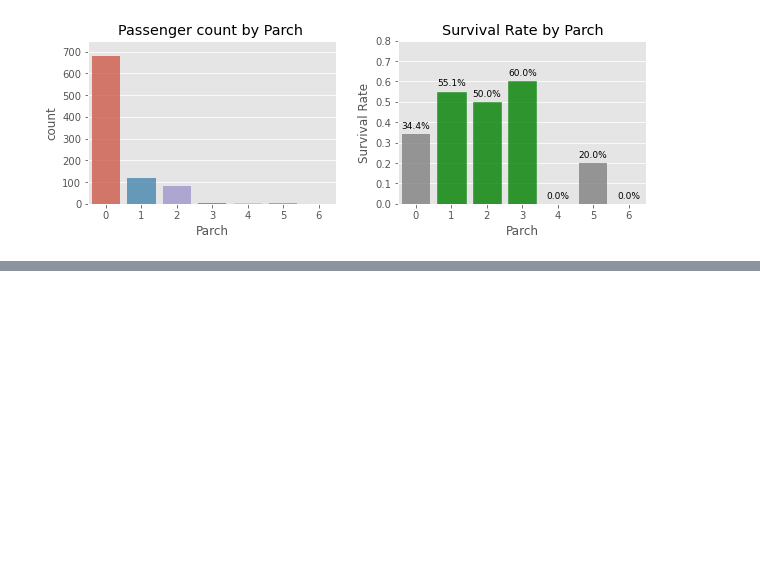
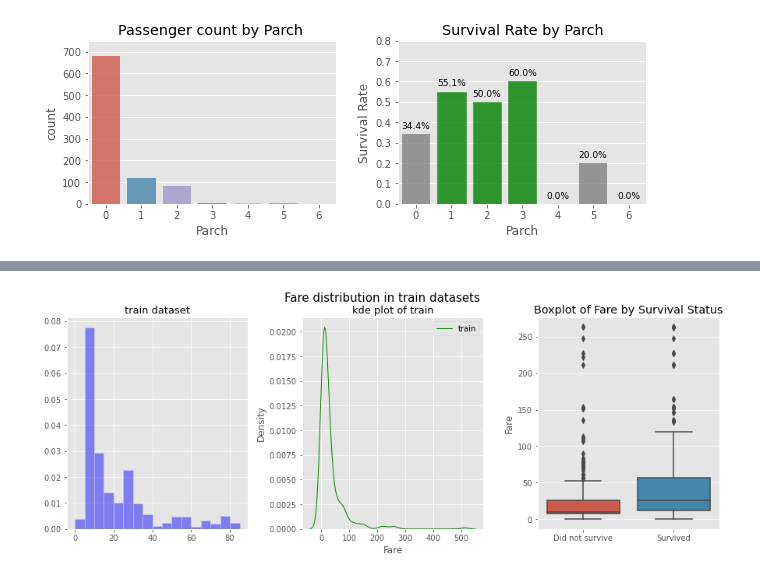
Before and after one commit to Yichen575/kaggle-projects, a Jupyter notebook: titanic/Data-analysis.ipynb, the cells around one changed output, grey strips where cells are left out. Cells and saved outputs as stored; diff of their text form; code cells hidden in the pictures; blank space fills up the shorter version.

```diff
--- a/titanic/Data-analysis.ipynb
+++ b/titanic/Data-analysis.ipynb
@@ -479,0 +538,26 @@ plt.show()
+# %%
+fig = plt.figure(figsize=(15, 5))
+
+ax1 = plt.subplot(1, 3, 1)
+count, bin_edges = np.histogram(train['Fare'], bins=range(0, 90, 5))
+ax1.hist(train['Fare'], bins=bin_edges, alpha= 0.45, density=True, color='blue', edgecolor='white')
+ax1.set_title('train dataset', fontsize=13)
+
+
+ax2 = plt.subplot(1, 3, 2)
+sns.kdeplot(data=train, x='Fare', color='green', label='train', linewidth= 1, ax=ax2)
+plt.legend()
+ax2.set_title('kde plot of train', fontsize=13)
+
+ax3 = plt.subplot(1, 3, 3)
+sns.boxplot(data=train[train['Fare']<500], y="Fare", x="Survived", ax=ax3)
+ax3.set_xticks([0, 1], ['Did not survive', 'Survived'])
+ax3.set_title("Boxplot of Fare by Survival Status")
+ax3.set_xlabel("")
+
+plt.subplots_adjust(hspace=0.3, wspace=0.3)
+plt.suptitle('Fare distribution in train datasets', y=0.97, fontsize=15)
+
+plt.show()
+# %% [output]
+[figure, added]
```
Also changed, not shown: parts of 9 cells of this notebook.
